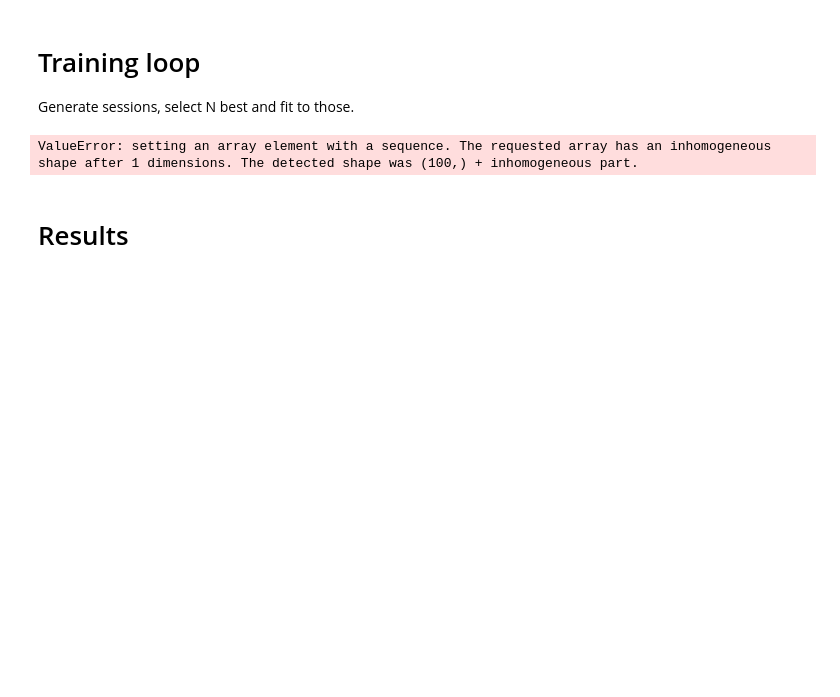
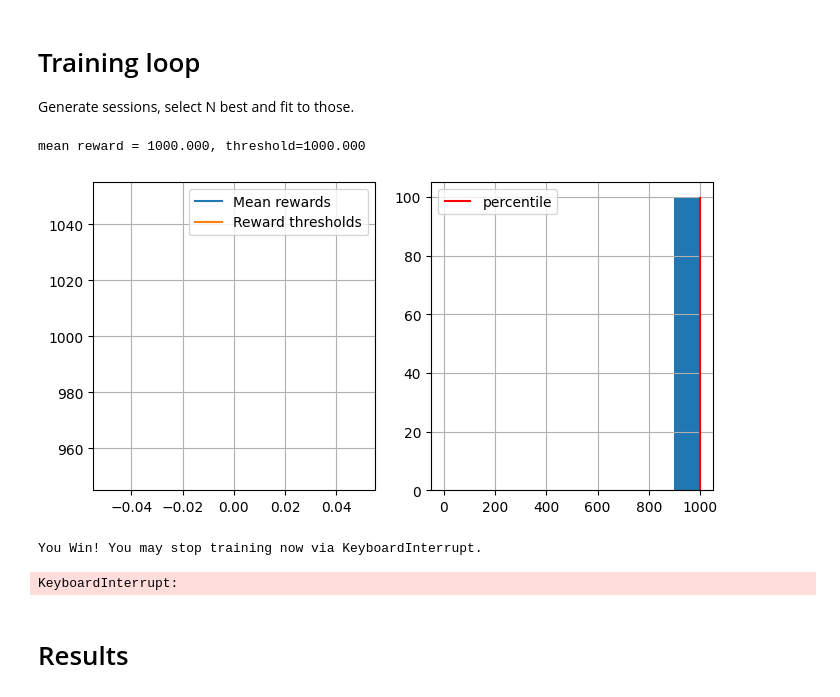
Before and after one commit to Alexruab/ML_Homework, a Jupyter notebook: deep_crossentropy_method.ipynb, the cells around one changed output. Drawn from its saved outputs; the diff is of its cells as text; code cells hidden in the pictures; blank space fills up the shorter version.

```diff
--- a/deep_crossentropy_method.ipynb
+++ b/deep_crossentropy_method.ipynb
@@ -189,26 +189,30 @@ def show_progress(rewards_batch, log, percentile, reward_range=[-990, +10]):
 # %%
 n_sessions = 100
 percentile = 70
 log = []
 
 for i in range(100):
     # generate new sessions
     sessions = [generate_session(env, agent) for _ in range(n_sessions)]
 
-    states_batch, actions_batch, rewards_batch = map(np.array, zip(*sessions))
+    #states_batch, actions_batch, rewards_batch = map(np.array, zip(*sessions))
+    states_batch, actions_batch, rewards_batch = zip(*sessions)
 
     elite_states, elite_actions = select_elites(states_batch, actions_batch, rewards_batch, percentile)
 
     agent.partial_fit(np.array(elite_states), np.array(elite_actions))
 
     show_progress(
         rewards_batch, log, percentile, reward_range=[0, np.max(rewards_batch)]
     )
 
     if np.mean(rewards_batch) > 190:
         print("You Win! You may stop training now via KeyboardInterrupt.")
 # %% [output]
-ValueError: setting an array element with a sequence. The requested array has an inhomogeneous shape after 1 dimensions. The detected shape was (100,) + inhomogeneous part.
+mean reward = 1000.000, threshold=1000.000
+[figure, added]
+You Win! You may stop training now via KeyboardInterrupt.
+KeyboardInterrupt:
 # %% [markdown]
 # Results
 # %%
```
Also changed, not shown: parts of 3 cells of this notebook.
